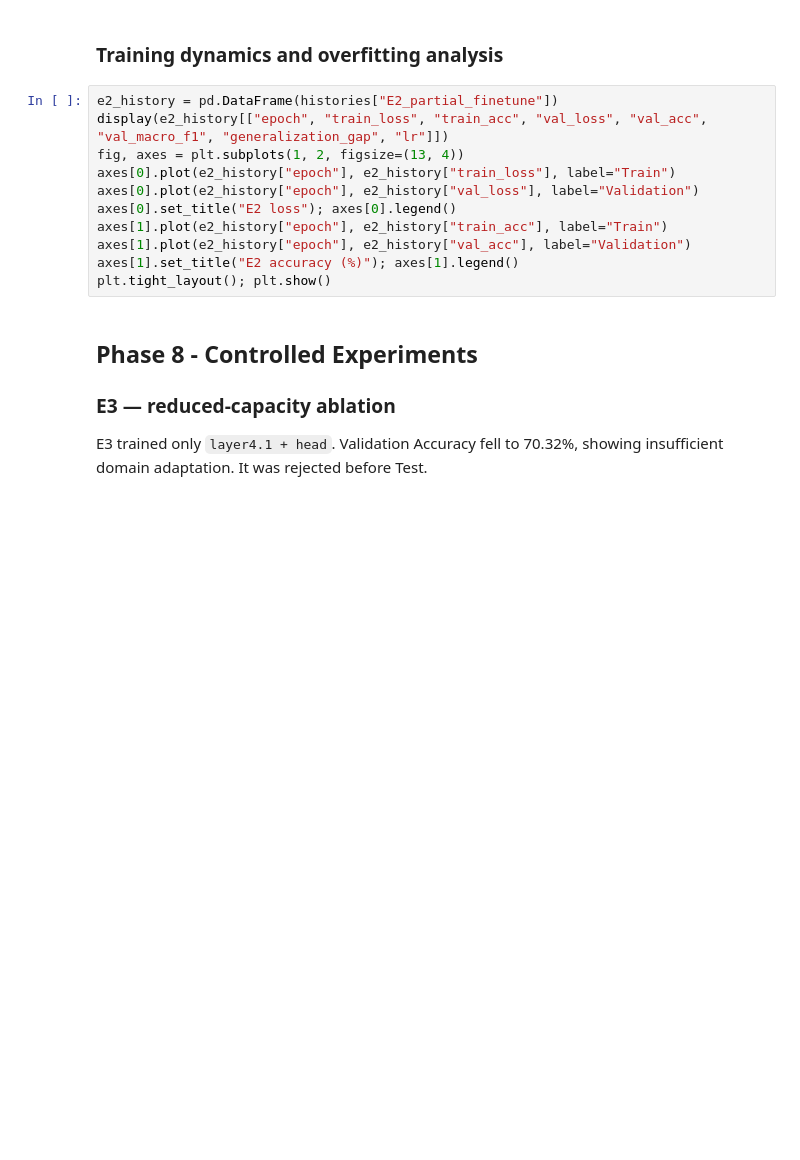
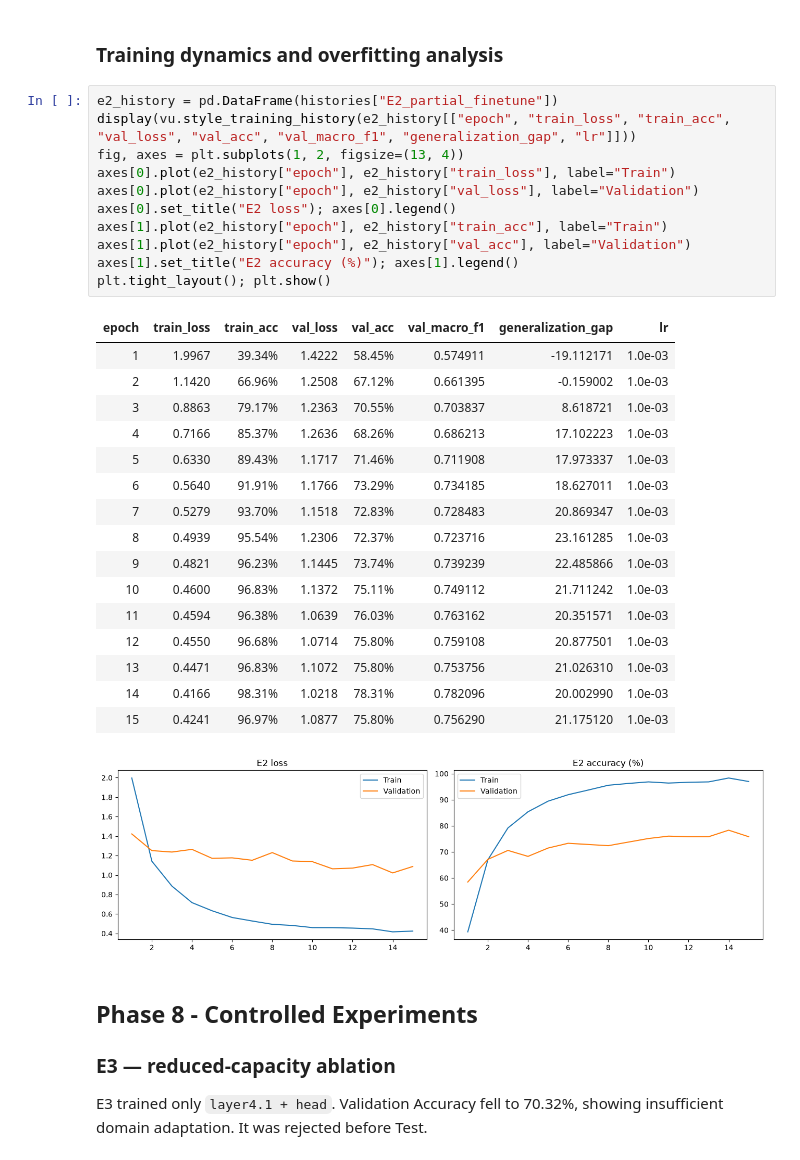
Before and after one commit to TiCoder-coder/TOTAL_LABPARACTICE_FOR_DEEP_LEARNING, a Jupyter notebook: total_practice/practice_2_2/notebooks/04_canonical_report.ipynb, the cells around one changed output. Cells and saved outputs as stored; diff of their text form; blank space fills up the shorter version.

```diff
--- a/total_practice/practice_2_2/notebooks/04_canonical_report.ipynb
+++ b/total_practice/practice_2_2/notebooks/04_canonical_report.ipynb
@@ -203,15 +355,33 @@ display(training_config.style.hide(axis="index").set_caption("Canonical controll
 ### Training dynamics and overfitting analysis
 # %%
 e2_history = pd.DataFrame(histories["E2_partial_finetune"])
-display(e2_history[["epoch", "train_loss", "train_acc", "val_loss", "val_acc", "val_macro_f1", "generalization_gap", "lr"]])
+display(vu.style_training_history(e2_history[["epoch", "train_loss", "train_acc", "val_loss", "val_acc", "val_macro_f1", "generalization_gap", "lr"]]))
 fig, axes = plt.subplots(1, 2, figsize=(13, 4))
 axes[0].plot(e2_history["epoch"], e2_history["train_loss"], label="Train")
 axes[0].plot(e2_history["epoch"], e2_history["val_loss"], label="Validation")
 axes[0].set_title("E2 loss"); axes[0].legend()
 axes[1].plot(e2_history["epoch"], e2_history["train_acc"], label="Train")
 axes[1].plot(e2_history["epoch"], e2_history["val_acc"], label="Validation")
 axes[1].set_title("E2 accuracy (%)"); axes[1].legend()
 plt.tight_layout(); plt.show()
+# %% [output]
+| epoch | train_loss | train_acc | val_loss | val_acc | val_macro_f1 | generalization_gap | lr |
+| 1 | 1.9967 | 39.34% | 1.4222 | 58.45% | 0.574911 | -19.112171 | 1.0e-03 |
+| 2 | 1.1420 | 66.96% | 1.2508 | 67.12% | 0.661395 | -0.159002 | 1.0e-03 |
+| 3 | 0.8863 | 79.17% | 1.2363 | 70.55% | 0.703837 | 8.618721 | 1.0e-03 |
+| 4 | 0.7166 | 85.37% | 1.2636 | 68.26% | 0.686213 | 17.102223 | 1.0e-03 |
+| 5 | 0.6330 | 89.43% | 1.1717 | 71.46% | 0.711908 | 17.973337 | 1.0e-03 |
+| 6 | 0.5640 | 91.91% | 1.1766 | 73.29% | 0.734185 | 18.627011 | 1.0e-03 |
+| 7 | 0.5279 | 93.70% | 1.1518 | 72.83% | 0.728483 | 20.869347 | 1.0e-03 |
+| 8 | 0.4939 | 95.54% | 1.2306 | 72.37% | 0.723716 | 23.161285 | 1.0e-03 |
+| 9 | 0.4821 | 96.23% | 1.1445 | 73.74% | 0.739239 | 22.485866 | 1.0e-03 |
+| 10 | 0.4600 | 96.83% | 1.1372 | 75.11% | 0.749112 | 21.711242 | 1.0e-03 |
+| 11 | 0.4594 | 96.38% | 1.0639 | 76.03% | 0.763162 | 20.351571 | 1.0e-03 |
+| 12 | 0.4550 | 96.68% | 1.0714 | 75.80% | 0.759108 | 20.877501 | 1.0e-03 |
+| 13 | 0.4471 | 96.83% | 1.1072 | 75.80% | 0.753756 | 21.026310 | 1.0e-03 |
+| 14 | 0.4166 | 98.31% | 1.0218 | 78.31% | 0.782096 | 20.002990 | 1.0e-03 |
+| 15 | 0.4241 | 96.97% | 1.0877 | 75.80% | 0.756290 | 21.175120 | 1.0e-03 |
+[figure, added]
 # %% [markdown]
 ## Phase 8 - Controlled Experiments
 
```
Also changed, not shown: parts of 21 cells of this notebook, 13 other files.
